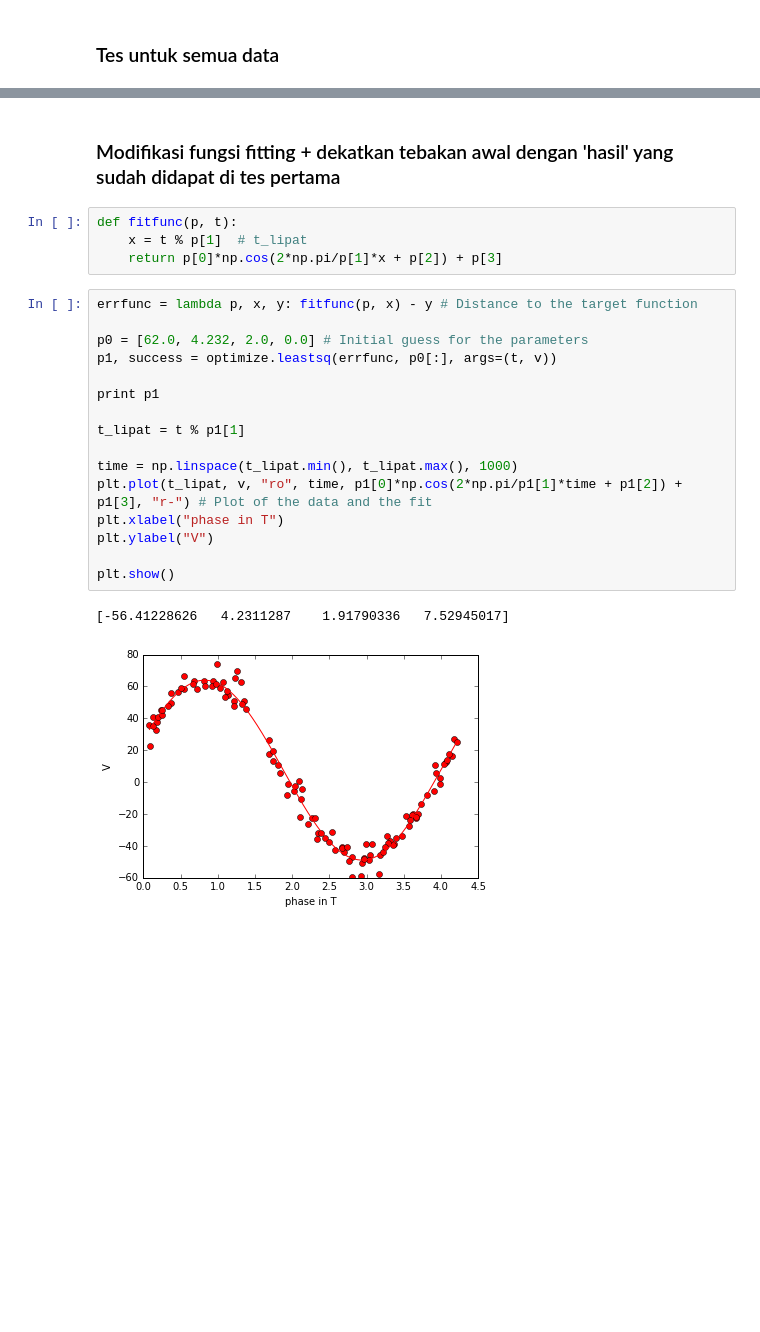
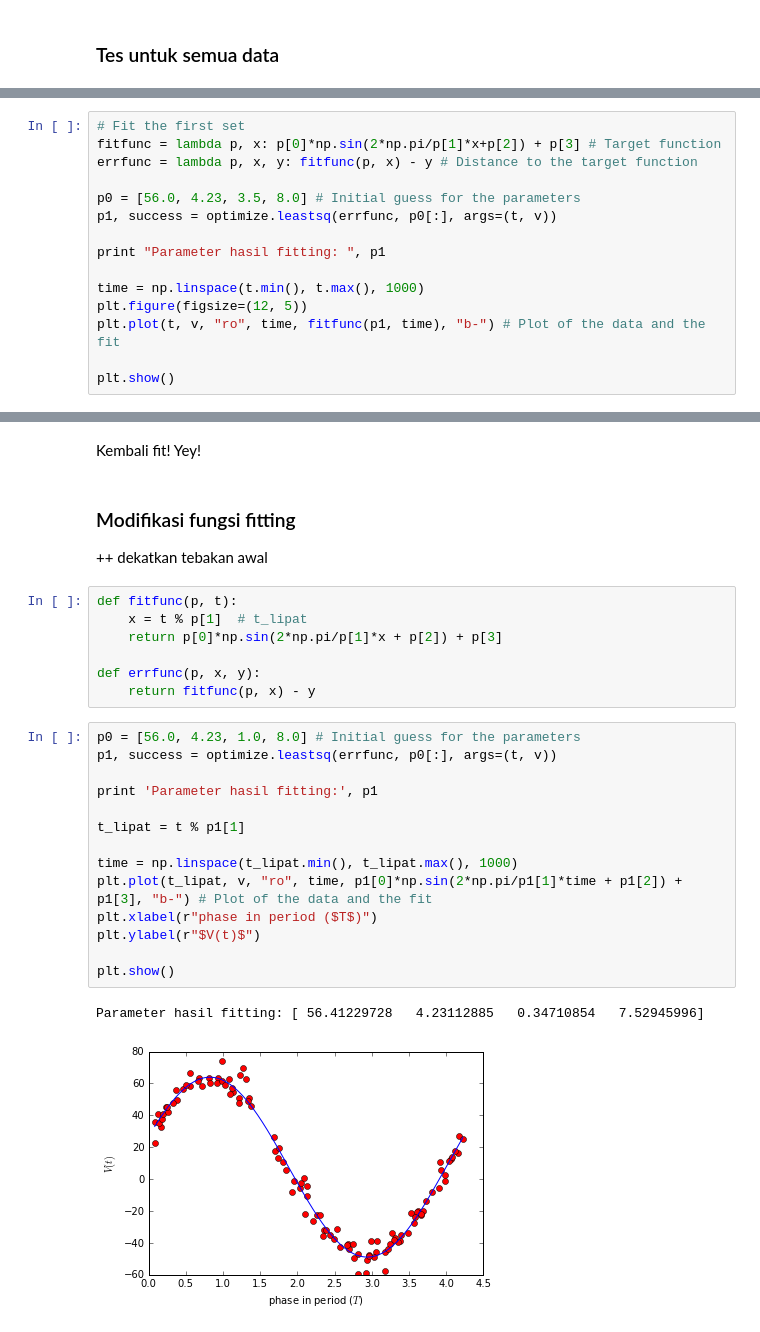
Before and after one commit to vulcan2018/exoplanet_notebook, a Jupyter notebook: Fitting sinusoidal.ipynb, the cells around one changed output, grey strips where cells are left out. Saved outputs shown, nothing was run; the diff lists cells and outputs as text; blank space fills up the shorter version.

```diff
--- a/Fitting sinusoidal.ipynb
+++ b/Fitting sinusoidal.ipynb
@@ -74,0 +79,15 @@ Least squarenyaa gagal karena data bagian akhir yang sebarannya tidak merata...
+# %%
+# Fit the first set
+fitfunc = lambda p, x: p[0]*np.sin(2*np.pi/p[1]*x+p[2]) + p[3] # Target function
+errfunc = lambda p, x, y: fitfunc(p, x) - y # Distance to the target function
+
+p0 = [56.0, 4.23, 3.5, 8.0] # Initial guess for the parameters
+p1, success = optimize.leastsq(errfunc, p0[:], args=(t, v))
+
+print "Parameter hasil fitting: ", p1
+
+time = np.linspace(t.min(), t.max(), 1000)
+plt.figure(figsize=(12, 5))
+plt.plot(t, v, "ro", time, fitfunc(p1, time), "b-") # Plot of the data and the fit
+
+plt.show()
@@ -75,25 +97,29 @@ Least squarenyaa gagal karena data bagian akhir yang sebarannya tidak merata...
+# %% [markdown]
+Kembali fit! Yey!
 # %% [markdown]
-### Modifikasi fungsi fitting + dekatkan tebakan awal dengan 'hasil' yang sudah didapat di tes pertama
+### Modifikasi fungsi fitting
+++ dekatkan tebakan awal
 # %%
 def fitfunc(p, t):
     x = t % p[1]  # t_lipat
-    return p[0]*np.cos(2*np.pi/p[1]*x + p[2]) + p[3]
+    return p[0]*np.sin(2*np.pi/p[1]*x + p[2]) + p[3]
+
+def errfunc(p, x, y):
+    return fitfunc(p, x) - y
 # %%
-errfunc = lambda p, x, y: fitfunc(p, x) - y # Distance to the target function
-
-p0 = [62.0, 4.232, 2.0, 0.0] # Initial guess for the parameters
+p0 = [56.0, 4.23, 1.0, 8.0] # Initial guess for the parameters
 p1, success = optimize.leastsq(errfunc, p0[:], args=(t, v))
 
-print p1
+print 'Parameter hasil fitting:', p1
 
 t_lipat = t % p1[1]
 
 time = np.linspace(t_lipat.min(), t_lipat.max(), 1000)
-plt.plot(t_lipat, v, "ro", time, p1[0]*np.cos(2*np.pi/p1[1]*time + p1[2]) + p1[3], "r-") # Plot of the data and the fit
-plt.xlabel("phase in T")
-plt.ylabel("V")
+plt.plot(t_lipat, v, "ro", time, p1[0]*np.sin(2*np.pi/p1[1]*time + p1[2]) + p1[3], "b-") # Plot of the data and the fit
+plt.xlabel(r"phase in period ($T$)")
+plt.ylabel(r"$V(t)$")
 
 plt.show()
 # %% [output]
-[-56.41228626   4.2311287    1.91790336   7.52945017]
+Parameter hasil fitting: [ 56.41229728   4.23112885   0.34710854   7.52945996]
-[figure, old version]
+[figure, new version]
```
Also changed, not shown: parts of 7 cells of this notebook, 1 other file.
